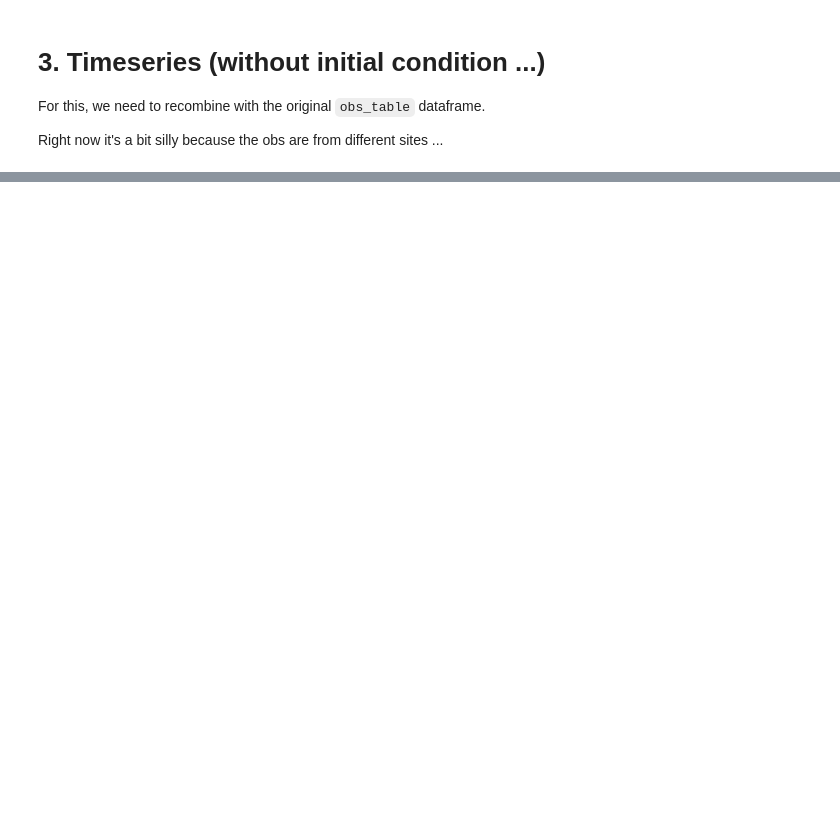
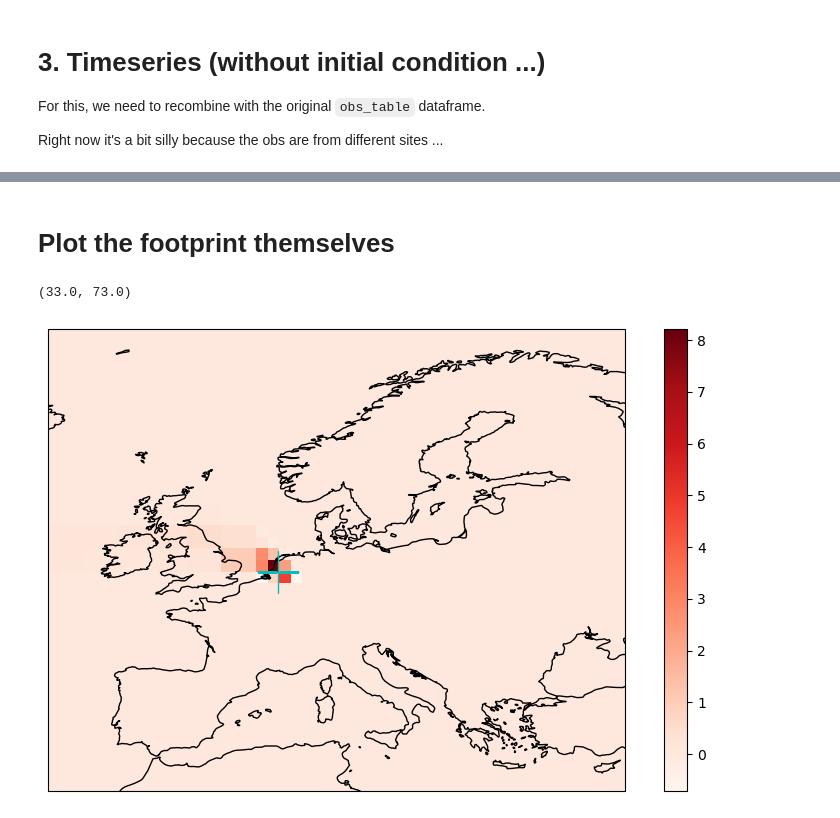
Before and after one commit to gmonteil/tm5, a Jupyter notebook: run/forward_footprints.ipynb, the cells around one changed output, grey strips where cells are left out. Cells and saved outputs as stored; diff of their text form; code cells hidden in the pictures; blank space fills up the shorter version.

Commit message:
updated footprint notebook wth a footprint map

```diff
--- a/run/forward_footprints.ipynb
+++ b/run/forward_footprints.ipynb
@@ -82,0 +113,2 @@ obs_table.plot(x='time', y='dmix')
+# %% [markdown]
+# Plot the footprint themselves
@@ -82,0 +222,32 @@ obs_table.plot(x='time', y='dmix')
+# %%
+from cartopy import crs
+from matplotlib.pyplot import colorbar
+
+# Store all footprints in a single array
+fp = zeros(((end - start).days, 180, 360, len(obsids)))
+fp[df_tot.itime, df_tot.ilat, df_tot.ilon, df_tot.itrac] = df_tot.value
+
+# What to plot?
+# fp is a (nt, nlat, nlon, nobs) array:
+# fp.sum(0).sum(-1) => Plot the total footprint of all obs
+# fp[..., i].sum(0) => Plot the footprint i, aggregated in time
+# fp[i, ...].sum(-1) => Plot the total footprint of all obs, at model timestep i
+fpplot = fp.sum(0).sum(-1)
+fpplot = fp[..., -1].sum(0)
+
+f, ax = subplots(1, 1, figsize=(10, 6), subplot_kw=dict(projection=crs.PlateCarree()))
+ax.set_global()
+colorbar(ax.imshow(fpplot, origin='lower', extent=(-180, 180, -90, 90), cmap='Reds'))
+ax.coastlines()
+
+
+# Add the obs coordinates
+coords = obs_table[['lat', 'lon']].drop_duplicates()
+ax.plot(coords.lon, coords.lat, 'c+', ms=30, alpha=1)
+
+# Restrict to a smaller domain:
+ax.set_xlim(-15, 35)
+ax.set_ylim(33, 73)
+# %% [output]
+(33.0, 73.0)
+[figure, added]
```
Also changed, not shown: parts of 4 cells of this notebook, 3 other files.
